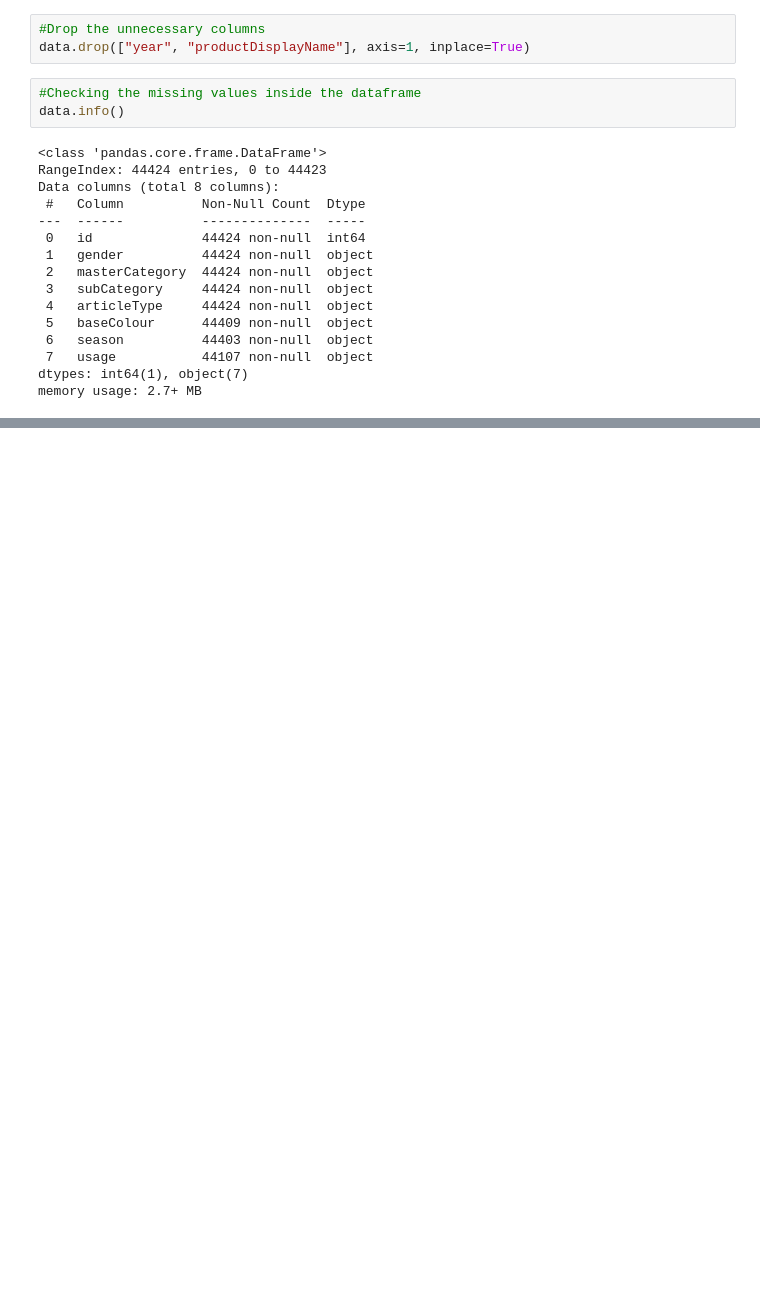
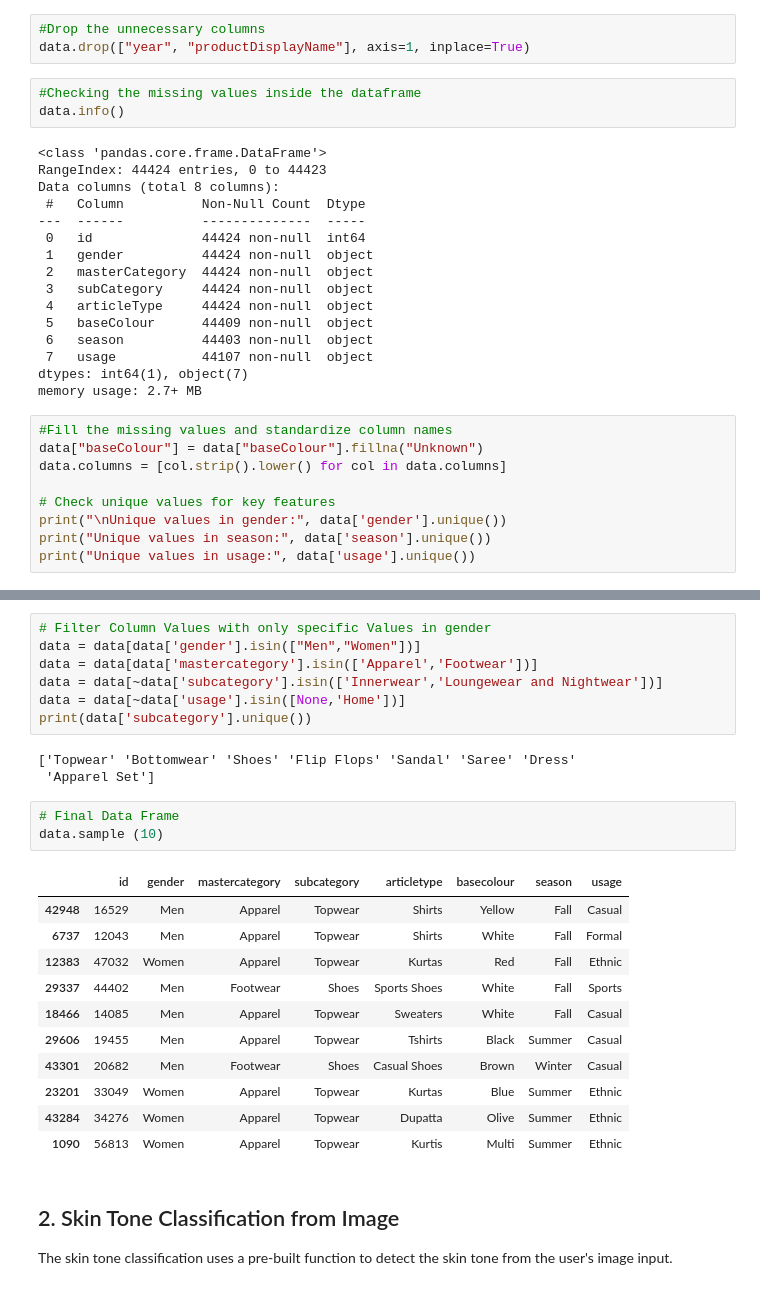
Before and after one commit to theodoreamadeo/fashion-recommender, a Jupyter notebook: ai-system/ai-models.ipynb, the cells around one changed output, grey strips where cells are left out. Drawn from its saved outputs; the diff is of its cells as text; blank space fills up the shorter version.

```diff
--- a/ai-system/ai-models.ipynb
+++ b/ai-system/ai-models.ipynb
@@ -54,3 +54,12 @@ Data columns (total 8 columns):
  7   usage           44107 non-null  object
 dtypes: int64(1), object(7)
 memory usage: 2.7+ MB
+# %%
+#Fill the missing values and standardize column names
+data["baseColour"] = data["baseColour"].fillna("Unknown")
+data.columns = [col.strip().lower() for col in data.columns]
+
+# Check unique values for key features
+print("\nUnique values in gender:", data['gender'].unique())
+print("Unique values in season:", data['season'].unique())
+print("Unique values in usage:", data['usage'].unique())
@@ -56,0 +95,28 @@ memory usage: 2.7+ MB
+# %%
+# Filter Column Values with only specific Values in gender
+data = data[data['gender'].isin(["Men","Women"])]
+data = data[data['mastercategory'].isin(['Apparel','Footwear'])]
+data = data[~data['subcategory'].isin(['Innerwear','Loungewear and Nightwear'])]
+data = data[~data['usage'].isin([None,'Home'])]
+print(data['subcategory'].unique())
+# %% [output]
+['Topwear' 'Bottomwear' 'Shoes' 'Flip Flops' 'Sandal' 'Saree' 'Dress'
+ 'Apparel Set']
+# %%
+# Final Data Frame
+data.sample (10)
+# %% [output]
+|  | id | gender | mastercategory | subcategory | articletype | basecolour | season | usage |
+| 42948 | 16529 | Men | Apparel | Topwear | Shirts | Yellow | Fall | Casual |
+| 6737 | 12043 | Men | Apparel | Topwear | Shirts | White | Fall | Formal |
+| 12383 | 47032 | Women | Apparel | Topwear | Kurtas | Red | Fall | Ethnic |
+| 29337 | 44402 | Men | Footwear | Shoes | Sports Shoes | White | Fall | Sports |
+| 18466 | 14085 | Men | Apparel | Topwear | Sweaters | White | Fall | Casual |
+| 29606 | 19455 | Men | Apparel | Topwear | Tshirts | Black | Summer | Casual |
+| 43301 | 20682 | Men | Footwear | Shoes | Casual Shoes | Brown | Winter | Casual |
+| 23201 | 33049 | Women | Apparel | Topwear | Kurtas | Blue | Summer | Ethnic |
+| 43284 | 34276 | Women | Apparel | Topwear | Dupatta | Olive | Summer | Ethnic |
+| 1090 | 56813 | Women | Apparel | Topwear | Kurtis | Multi | Summer | Ethnic |
+# %% [markdown]
+## 2. Skin Tone Classification from Image
+The skin tone classification uses a pre-built function to detect the skin tone from the user's image input.
```
Also changed, not shown: parts of 6 cells of this notebook.
